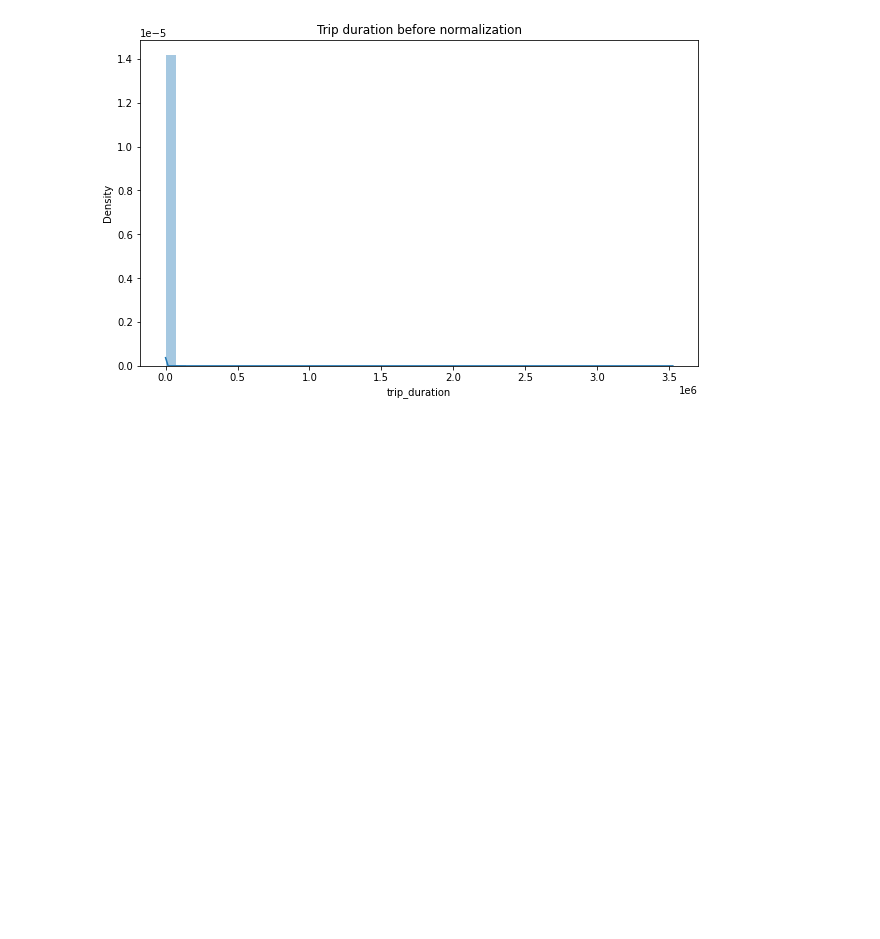
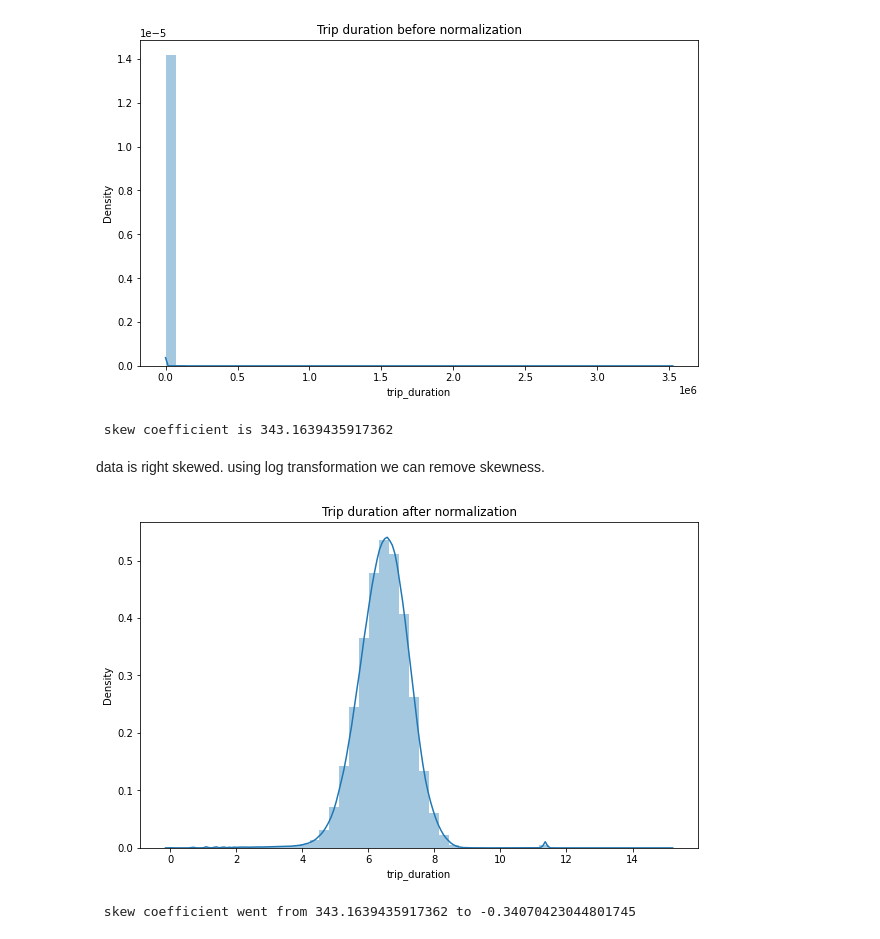
Before and after one commit to pranay2310/NYC-Taxi-Trip-Time-Prediction---Capstone-Project.ipynb, a Jupyter notebook: NYC_Taxi_Trip_Time_Prediction_Capstone_Project.ipynb, the cells around one changed output. Cells and saved outputs as stored; diff of their text form; code cells hidden in the pictures; blank space fills up the shorter version.

```diff
--- a/NYC_Taxi_Trip_Time_Prediction_Capstone_Project.ipynb
+++ b/NYC_Taxi_Trip_Time_Prediction_Capstone_Project.ipynb
@@ -260,3 +260,21 @@ plt.title("Trip duration before normalization")
 plt.show()
 # %% [output]
 [figure]
+# %%
+print(f" skew coefficient is {data['trip_duration'].skew()}")
+# %% [output]
+ skew coefficient is 343.1639435917362
+# %% [markdown]
+data is right skewed. using log transformation we can remove skewness.
+# %%
+sns.distplot(np.log(data['trip_duration']))
+plt.title("Trip duration after normalization")
+plt.show()
+# %% [output]
+[figure, added]
+# %%
+np.log(data['trip_duration'])
+data_trip_duration = np.log(data['trip_duration'])
+print(f" skew coefficient went from {data['trip_duration'].skew()} to {data_trip_duration.skew()}")
+# %% [output]
+ skew coefficient went from 343.1639435917362 to -0.34070423044801745
```
Also changed, not shown: parts of 15 cells of this notebook.
